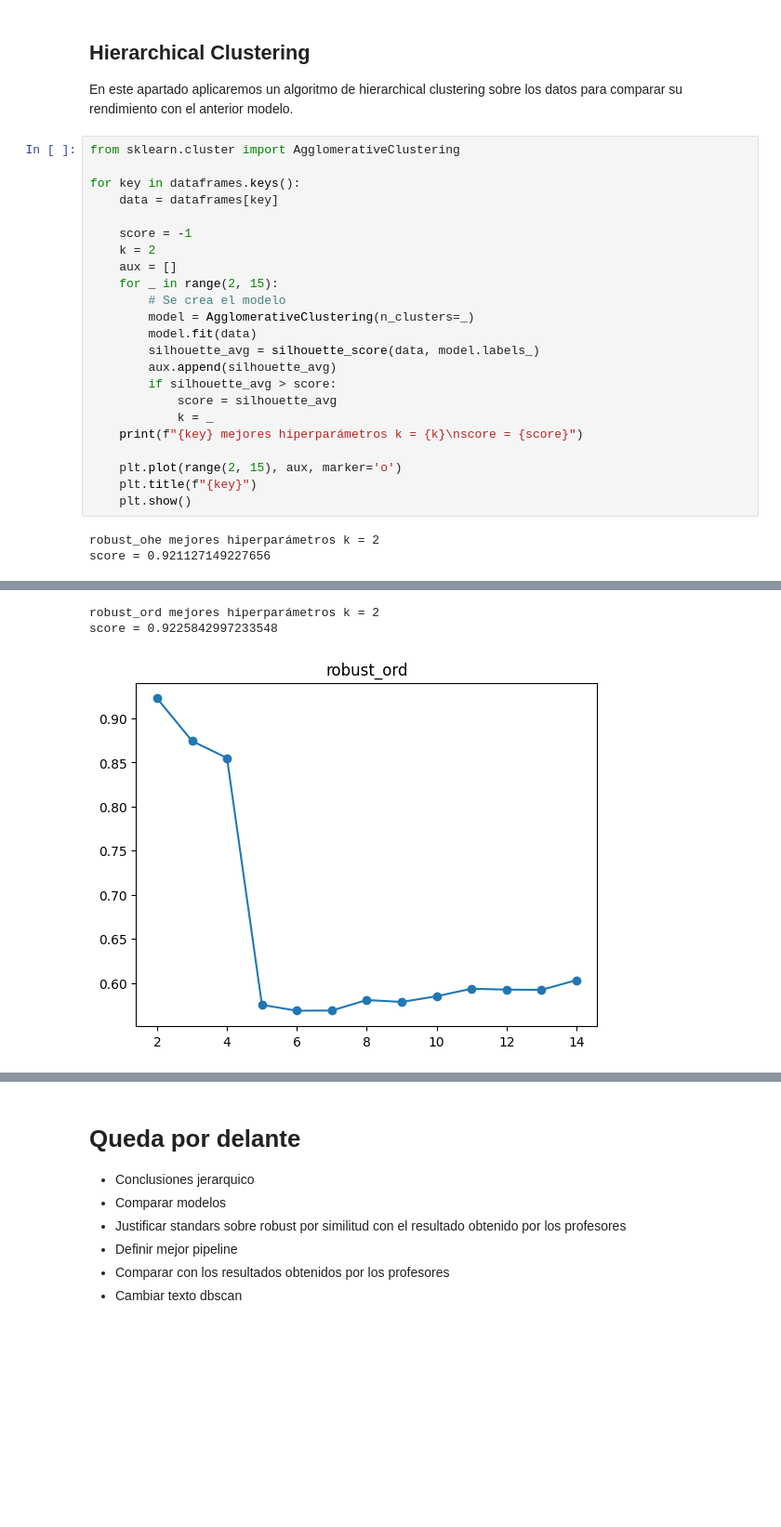
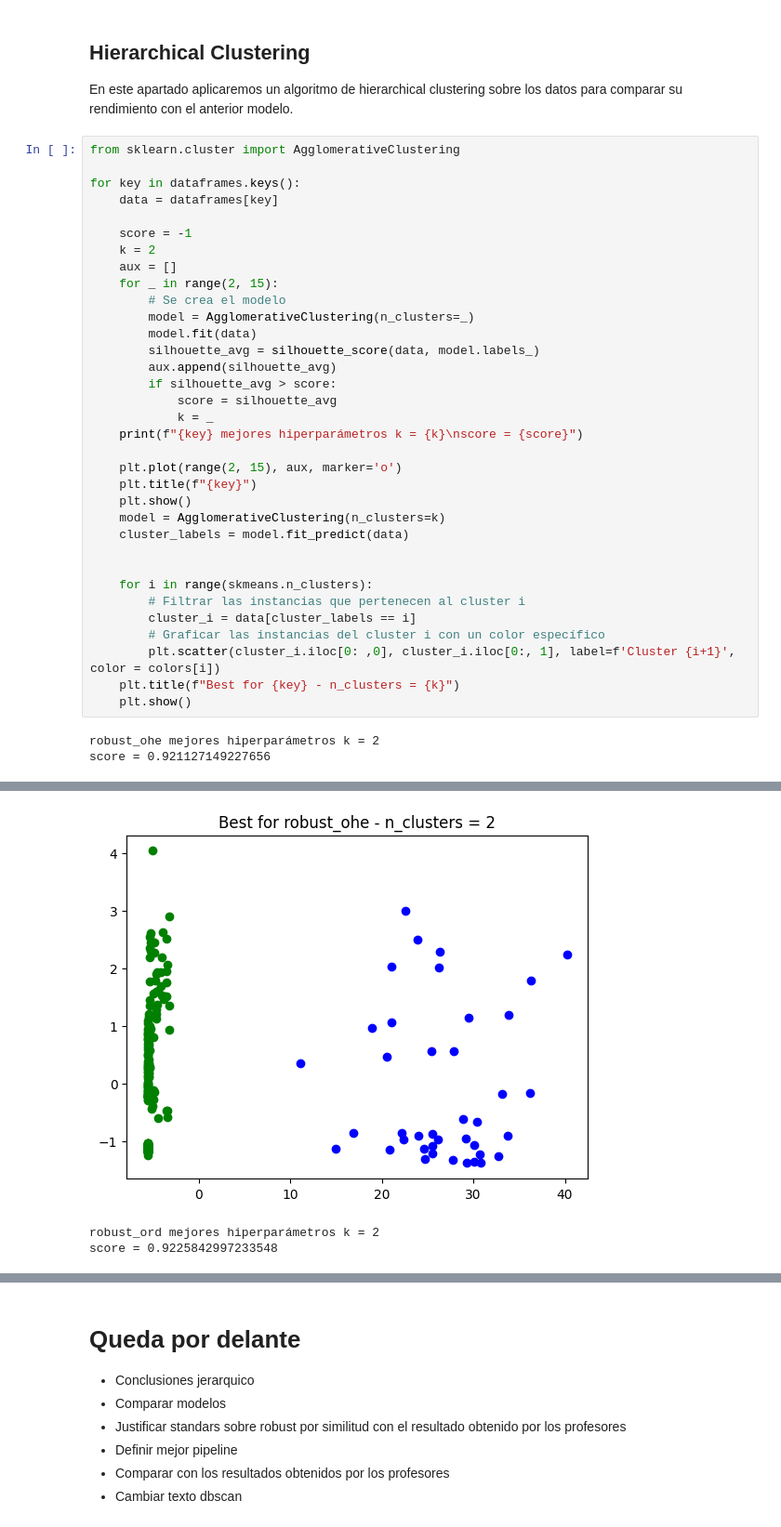
Before and after one commit to ManuGPR/ML_Clustering, a Jupyter notebook: AA_G03_Clustering.ipynb, the cells around one changed output, grey strips where cells are left out. Shown at 93% size. Cells and saved outputs as stored; diff of their text form; blank space fills up the shorter version.

```diff
--- a/AA_G03_Clustering.ipynb
+++ b/AA_G03_Clustering.ipynb
@@ -624,30 +626,41 @@ En este apartado aplicaremos un algoritmo de hierarchical clustering sobre los d
 # %%
 from sklearn.cluster import AgglomerativeClustering
 
 for key in dataframes.keys():
     data = dataframes[key]
 
     score = -1
     k = 2
     aux = []
     for _ in range(2, 15):
         # Se crea el modelo
         model = AgglomerativeClustering(n_clusters=_)
         model.fit(data)
         silhouette_avg = silhouette_score(data, model.labels_)
         aux.append(silhouette_avg)
         if silhouette_avg > score:
             score = silhouette_avg
             k = _
     print(f"{key} mejores hiperparámetros k = {k}\nscore = {score}")
 
     plt.plot(range(2, 15), aux, marker='o')
     plt.title(f"{key}")
     plt.show()
+    model = AgglomerativeClustering(n_clusters=k)
+    cluster_labels = model.fit_predict(data)
+
+
+    for i in range(skmeans.n_clusters):
+        # Filtrar las instancias que pertenecen al cluster i
+        cluster_i = data[cluster_labels == i]
+        # Graficar las instancias del cluster i con un color específico
+        plt.scatter(cluster_i.iloc[0: ,0], cluster_i.iloc[0:, 1], label=f'Cluster {i+1}', color = colors[i])
+    plt.title(f"Best for {key} - n_clusters = {k}")
+    plt.show()
 # %% [output]
 robust_ohe mejores hiperparámetros k = 2
 score = 0.921127149227656
 [figure]
+[figure, new version]
 robust_ord mejores hiperparámetros k = 2
 score = 0.9225842997233548
-[figure, old version]
```
Also changed, not shown: parts of 3 cells of this notebook.
